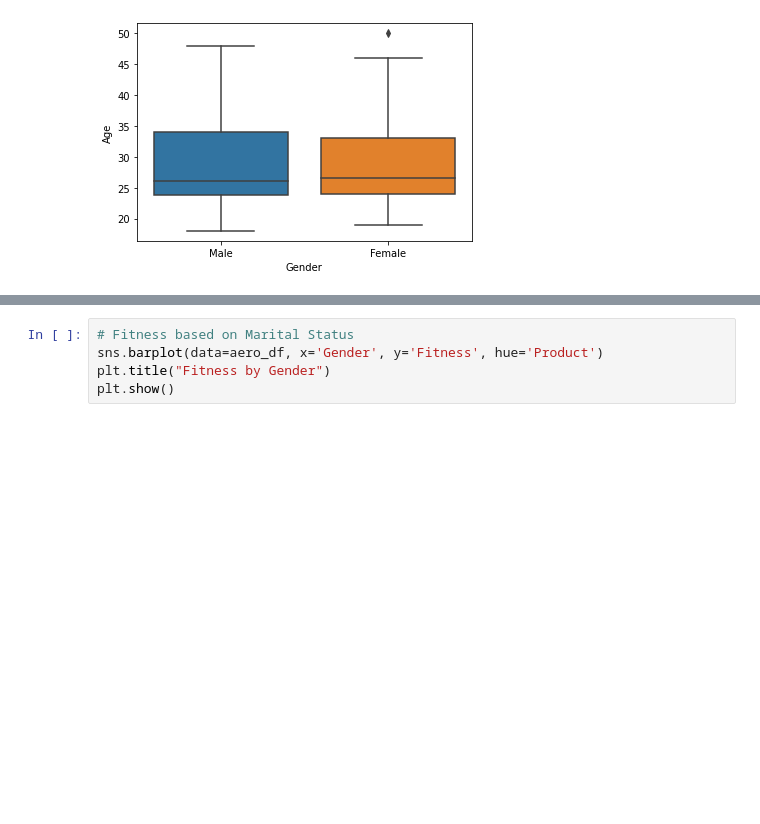
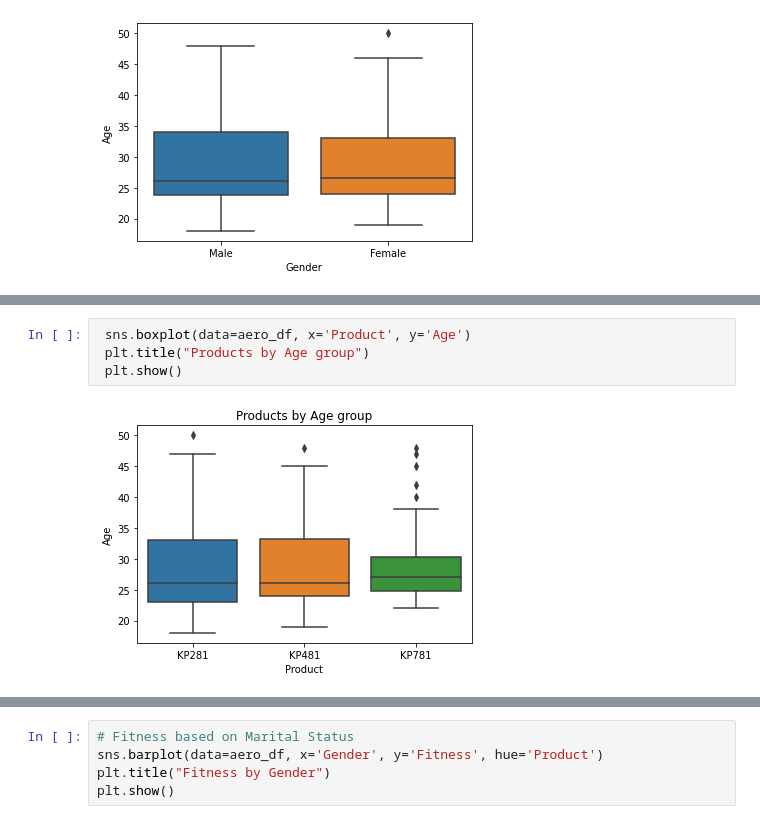
Before and after one commit to pkmariya/Python, a Jupyter notebook: AerofitCaseStudy_Mariya_DSMLJune22.ipynb, the cells around one changed output, grey strips where cells are left out. Drawn from its saved outputs; the diff is of its cells as text; blank space fills up the shorter version.

```diff
--- a/AerofitCaseStudy_Mariya_DSMLJune22.ipynb
+++ b/AerofitCaseStudy_Mariya_DSMLJune22.ipynb
@@ -592,0 +576,6 @@ plt.show()
+# %%
+ sns.boxplot(data=aero_df, x='Product', y='Age')
+ plt.title("Products by Age group")
+ plt.show()
+# %% [output]
+[figure, added]
```
Also changed, not shown: parts of 21 cells of this notebook.
